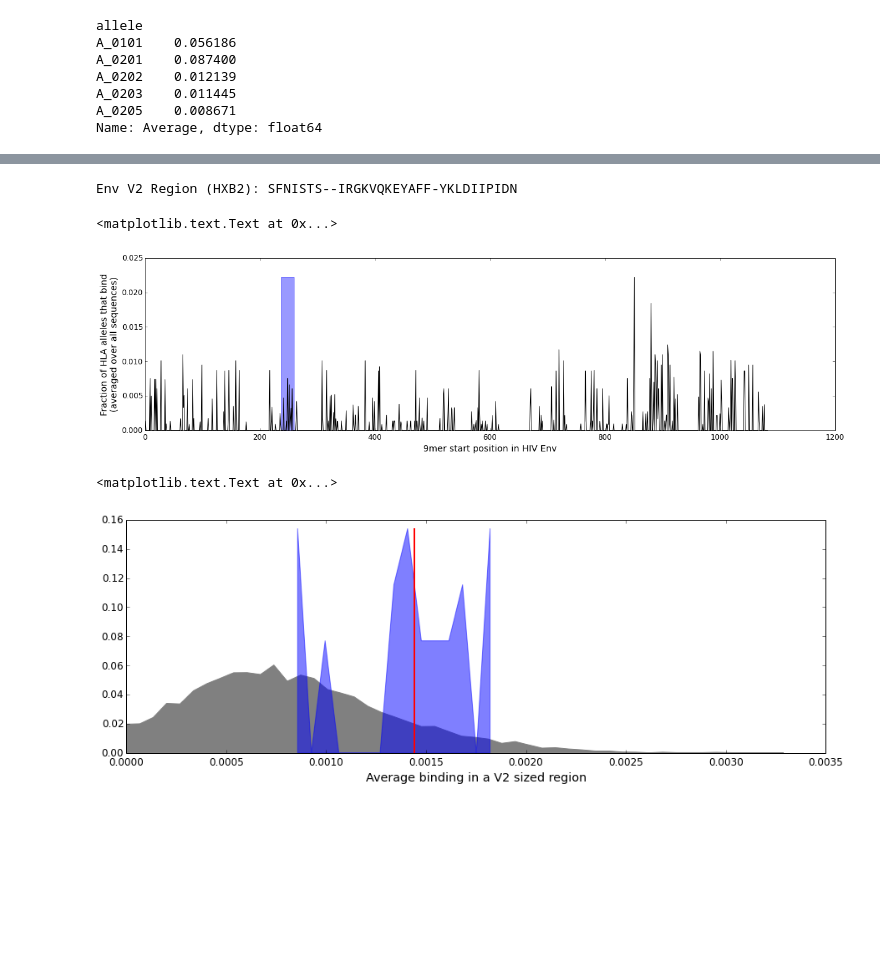
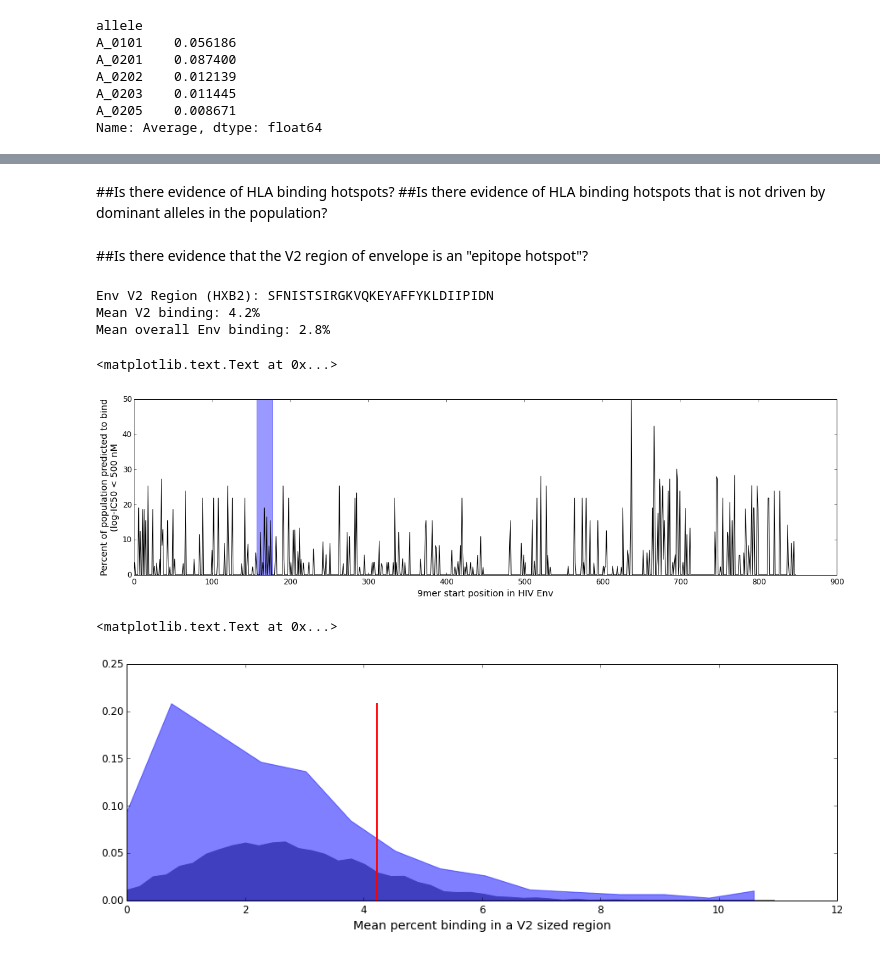
Before and after one commit to agartland/notebooks, a Jupyter notebook: epitope_hotspot.ipynb, the cells around one changed output, grey strips where cells are left out. Drawn from its saved outputs; the diff is of its cells as text; code cells hidden in the pictures; blank space fills up the shorter version.

```diff
--- a/epitope_hotspot.ipynb
+++ b/epitope_hotspot.ipynb
@@ -17,9 +53,10 @@ Note that DATA_PATH should point to a general data directory and within that the
 an "epitope_hotspot" folder containing the file. Or you can supply the path to the file at any location."""
 
 with open(DATA_PATH + 'epitope_hotspot/env_hxb2.fasta','r') as fileHandle:
+    """We'll use seq as a string instead of a sequnece object that is returned by SeqIO"""
     seq = str(SeqIO.read(fileHandle,'fasta').seq)
 
-"""Remove the stop codon character at the end of the sequence"""
-seq = seq.replace('*','')
+"""Remove gaps and the stop codon character at the end of the sequence"""
+seq = seq.replace('-','').replace('*','')
 print "HXB2 (%d): %s" % (len(seq),seq)
 # %% [output]
@@ -140,0 +207,3 @@ title('Plot of binders (True = 1 = white; False = 0 = black)')
+# %% [markdown]
+##Is there evidence of HLA binding hotspots?
+##Is there evidence of HLA binding hotspots that is not driven by dominant alleles in the population?
@@ -141,50 +213,52 @@ title('Plot of binders (True = 1 = white; False = 0 = black)')
+# %% [markdown]
+##Is there evidence that the V2 region of envelope is an "epitope hotspot"?
 # %%
-hfreq = array([hlaFreq.Average[h] for h in uHLAs])
-hfreq = hfreq**2 + 2*hfreq*(1-hfreq)
-
-binders = binders * tile(hfreq[None,:],(binders.shape[0],1))
-
-V2Region = (236,259)
+"""Q: Is the V2 region of Env a HLA binding "hotspot"?"""
+V2Region = (157,177)
+V2Binding = hlaBindingDensity[V2Region[0]:V2Region[1]].mean()
 print 'Env V2 Region (HXB2):',seq[V2Region[0]:V2Region[1]+k]
-
-V2Binding = binders[V2Region[0]:V2Region[1],:].mean()
-
-bindingMap = binders.mean(axis=1)
+print 'Mean V2 binding: %1.1f%%' % (V2Binding)
+print 'Mean overall Env binding: %1.1f%%' % (hlaBindingDensity.mean())
 
 figure(figsize=(20,5))
-fill_between(V2Region,[bindingMap.max()]*2,color='blue',alpha=0.4)
-plot(arange(len(bindingMap)),bindingMap,'-')
+fill_between(V2Region,[hlaBindingDensity.max()]*2,color='blue',alpha=0.4)
+plot(arange(len(hlaBindingDensity)),hlaBindingDensity,'-')
 xlabel('9mer start position in HIV Env')
-ylabel('Fraction of HLA alleles that bind\n(averaged over all sequences)')
+ylabel('Percent of population predicted to bind\n(log-IC50 < 500 nM')
 # %% [output]
-Env V2 Region (HXB2): SFNISTS--IRGKVQKEYAFF-YKLDIIPIDN
+Env V2 Region (HXB2): SFNISTSIRGKVQKEYAFFYKLDIIPIDN
+Mean V2 binding: 4.2%
+Mean overall Env binding: 2.8%
 <matplotlib.text.Text at 0x...>
-[figure, old version]
+[figure, new version]
 # %%
+"""Compute a null distribution of mean binding values using random non-contiguous regions of the same length as V2"""
 nSamps = 10000
 nullBinding = zeros(nSamps)
 for i in arange(nSamps):
-    inds = permutation(binders.shape[0])[:(V2Region[1]-V2Region[0])]
-    nullBinding[i] = binders[inds,:].mean()
+    inds = permutation(hlaBindingDensity.shape[0])[:(V2Region[1]-V2Region[0])]
+    nullBinding[i] = hlaBindingDensity[inds].mean()
 # %%
+"""Compute a null distribution of mean binding values using all contiguous regions of the same length as V2"""
 contigBinding = []
-for i in arange(binders.shape[1]):
+for i in arange(hlaBindingDensity.shape[0]):
     inds = i + arange(V2Region[1]-V2Region[0])
-    if max(inds)<binders.shape[0] and (i < V2Region[0] or i > V2Region[1]):
-        contigBinding.append(binders[inds,:].mean())
+    if max(inds)<hlaBindingDensity.shape[0] and (i < V2Region[0] or i > V2Region[1]):
+        contigBinding.append(hlaBindingDensity[inds].mean())
 contigBinding = array(contigBinding)
 # %%
+"""Plot the two null distributions of mean percent binding and the observed percent binding in V2"""
 figure(figsize=(15,5))
 counts,edges=histogram(nullBinding,bins=50)
 fill_between(edges[:-1],counts/counts.sum(),color='gray')
 counts,edges=histogram(contigBinding,bins=15)
 fill_between(edges[:-1],counts/counts.sum(),color='blue',alpha=0.5)
 
 plot([V2Binding,V2Binding],[0,(counts/counts.sum()).max()],'-',lw=2,color='red')
-xlabel('Average binding in a V2 sized region')
+xlabel('Mean percent binding in a V2 sized region')
 # %% [output]
 <matplotlib.text.Text at 0x...>
-[figure, old version]
+[figure, new version]
 # %%
 print 'Fraction of random non-contiguous regions with more binding than Env V2:',(nullBinding>V2Binding).sum()/nSamps
 print 'Fraction of all contiguous regions with more binding than Env V2:',(contigBinding>V2Binding).sum()/len(contigBinding)
```
Also changed, not shown: parts of 13 cells of this notebook.
